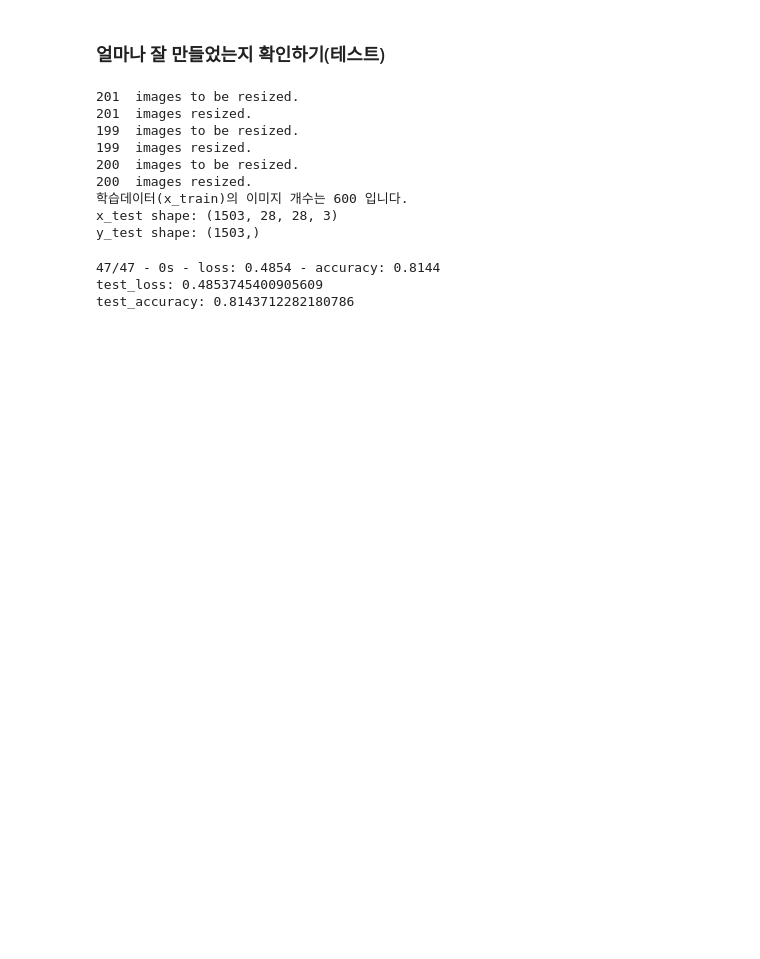
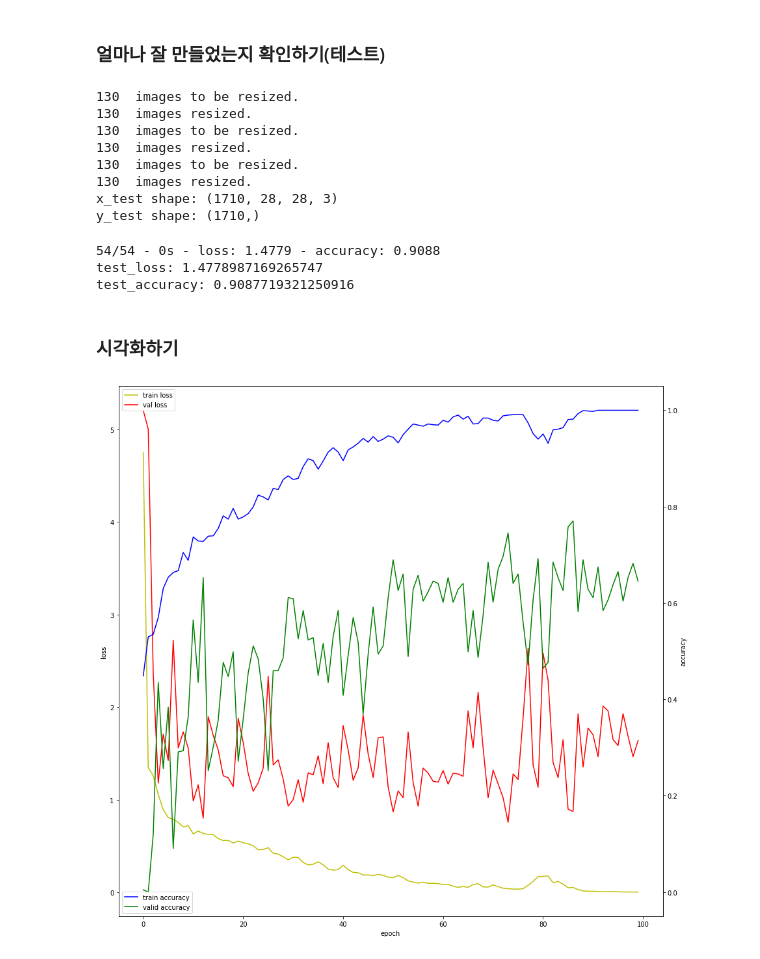
Before and after one commit to hanishereandnow/newpj, a Jupyter notebook: study/[Exp-05]rcp_ai.ipynb, the cells around one changed output. Saved outputs shown, nothing was run; the diff lists cells and outputs as text; code cells hidden in the pictures; blank space fills up the shorter version.

```diff
--- a/study/[Exp-05]rcp_ai.ipynb
+++ b/study/[Exp-05]rcp_ai.ipynb
@@ -68,7 +68,7 @@ print("보 이미지 resize 완료!")
 # 가위바위보 데이터를 읽을 수 있는 load_data() 함수 만들기
 import numpy as np
 
-def load_data(img_path, number_of_data=1503):  # 가위바위보 이미지 개수 총합: 1503
+def load_data(img_path, number_of_data=1710):  # 가위바위보 이미지 개수 총합: 1710
     # 가위 : 0, 바위 : 1, 보 : 2
     img_size=28
     color=3
@@ -95,13 +95,22 @@ def load_data(img_path, number_of_data=1503):  # 가위바위보 이미지 개
         labels[idx]=2   # 보 : 2
         idx=idx+1
 
-    print("학습데이터(x_train)의 이미지 개수는", idx,"입니다.")
     return imgs, labels
 
 image_dir_path = os.getenv("HOME") + "/aiffel/rock_scissor_paper"
 (x_train, y_train)=load_data(image_dir_path)
 x_train_norm = x_train/255.0   # 입력은 0~1 사이의 값으로 정규화
 
+# 훈련셋과 검증셋 분리
+x_val = x_train[1301:]
+y_val = y_train[1301:]
+x_train = x_train[:1301]
+y_train = y_train[:1301]
+
+x_val_norm = x_val/255.0 # 입력은 0~1 사이의 값으로 정규화
+
 print("x_train shape: {}".format(x_train.shape))
 print("y_train shape: {}".format(y_train.shape))
+print("x_val shape: {}".format(x_val.shape))
+print("y_val shape: {}".format(y_val.shape))
 # %% [output]
@@ -159,5 +169,5 @@ model.compile(optimizer='adam',
              loss='sparse_categorical_crossentropy',
              metrics=['accuracy'])
 
-model.fit(x_train, y_train, epochs=10)
+hist = model.fit(x_train, y_train, epochs=100, validation_data=(x_val, y_val))
 # %% [output]
@@ -204,15 +210,14 @@ x_test_norm = x_test/255.0   # 입력은 0~1 사이의 값으로 정규화
 print("x_test shape: {}".format(x_test.shape))
 print("y_test shape: {}".format(y_test.shape))
 # %% [output]
-201  images to be resized.
-201  images resized.
-199  images to be resized.
-199  images resized.
-200  images to be resized.
-200  images resized.
-학습데이터(x_train)의 이미지 개수는 600 입니다.
-x_test shape: (1503, 28, 28, 3)
-y_test shape: (1503,)
+130  images to be resized.
+130  images resized.
+130  images to be resized.
+130  images resized.
+130  images to be resized.
+130  images resized.
+x_test shape: (1710, 28, 28, 3)
+y_test shape: (1710,)
 # %%
 # loss, accuracy 체크
 
@@ -220,8 +225,33 @@ test_loss, test_accuracy = model.evaluate(x_test,y_test, verbose=2)
 print(f"test_loss: {test_loss}")
 print(f"test_accuracy: {test_accuracy}")
 # %% [output]
-47/47 - 0s - loss: 0.4854 - accuracy: 0.8144
-test_loss: 0.4853745400905609
-test_accuracy: 0.8143712282180786
+54/54 - 0s - loss: 1.4779 - accuracy: 0.9088
+test_loss: 1.4778987169265747
+test_accuracy: 0.9087719321250916
+# %% [markdown]
+### 시각화하기
+# %%
+%matplotlib inline
+import matplotlib.pyplot as plt
+
+fig, loss_ax = plt.subplots(figsize=(15,15))
+acc_ax = loss_ax.twinx()
+
+loss_ax.plot(hist.history['loss'], 'y', label = 'train loss')
+loss_ax.plot(hist.history['val_loss'], 'r', label = 'val loss')
+
+acc_ax.plot(hist.history['accuracy'], 'b', label = 'train accuracy')
+acc_ax.plot(hist.history['val_accuracy'], 'g', label = 'valid accuracy')
+
+loss_ax.set_xlabel('epoch')
+loss_ax.set_ylabel('loss')
+acc_ax.set_ylabel('accuracy')
+
+loss_ax.legend(loc='upper left')
+acc_ax.legend(loc='lower left')
+
+plt.show()
+# %% [output]
+[figure, added]
 # %% [markdown]
 <회고> <br>
```
Also changed, not shown: parts of 4 cells of this notebook.
